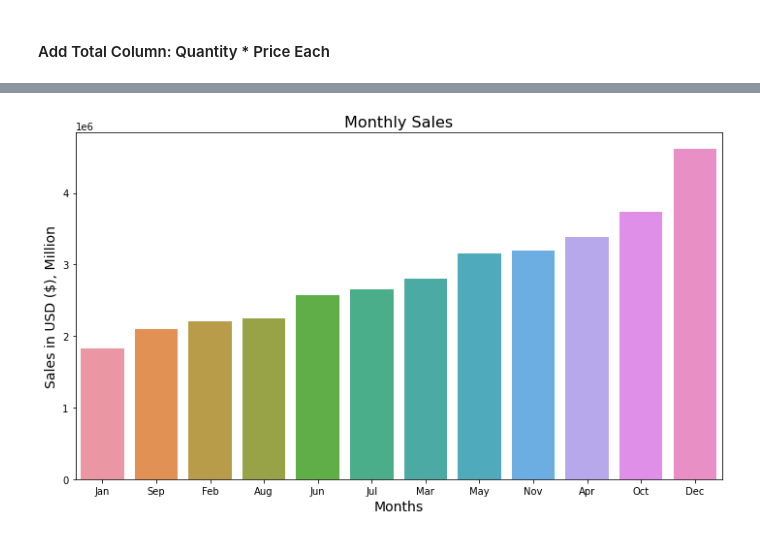
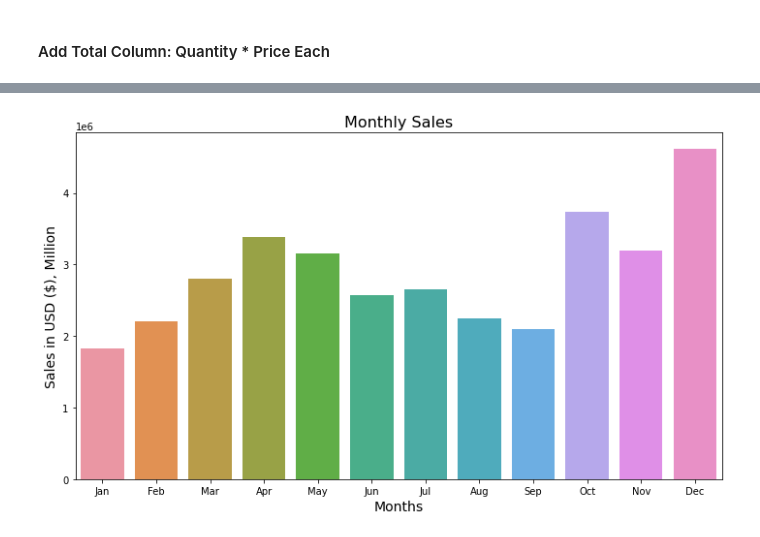
Before and after one commit to aclao89/Sales_Business, a Jupyter notebook: Sales Business .ipynb, the cells around one changed output, grey strips where cells are left out. Cells and saved outputs as stored; diff of their text form; code cells hidden in the pictures.

```diff
--- a/Sales Business .ipynb
+++ b/Sales Business .ipynb
@@ -124,0 +127,13 @@ cleaned_df.head()
+# %%
+#Function to grab state
+
+def get_state(address):
+    return address.split(',')[2].split(' ')[1]
+
+#Function to grab city
+def get_city(address):
+    return address.split(',')[1]
+
+cleaned_df['City'] = cleaned_df['Purchase Address'].apply(lambda x: get_city(x) + ',' + get_state(x))
+
+cleaned_df.head()
@@ -146,0 +149,14 @@ total_sales
+# %%
+total_sales =  cleaned_df.groupby('Month').sum()
+
+total_sales.reset_index(inplace= True)
+
+total_sales
+
+
+#ou can use categorical data to enable proper sorting with pd.Categorical:
+
+months = ["Jan", "Feb", "Mar", "Apr", "May", "Jun",
+          "Jul", "Aug", "Sep", "Oct", "Nov", "Dec"]
+total_sales['Month'] = pd.Categorical(total_sales['Month'], categories=months, ordered=True)
+total_sales.sort_values('Month')
@@ -147,11 +177,12 @@ total_sales
 # %%
 plt.figure(figsize=(10,6))
 
-sns.barplot(x= 'Month', y='Total Spent', data=total_sales,
-           order = total_sales.sort_values('Total Spent').Month)
+sns.barplot(x= 'Month', y='Total Spent', data=total_sales)
 plt.ylabel('Sales in USD ($), Million', fontsize=14)
 plt.xlabel('Months', fontsize=14)
 plt.title('Monthly Sales', fontsize=16)
 plt.tight_layout()
+
+plt.savefig('./Images/monthly_sales.jpg')
 # %% [output]
-[figure, old version]
+[figure, new version]
```
Also changed, not shown: parts of 8 cells of this notebook.
